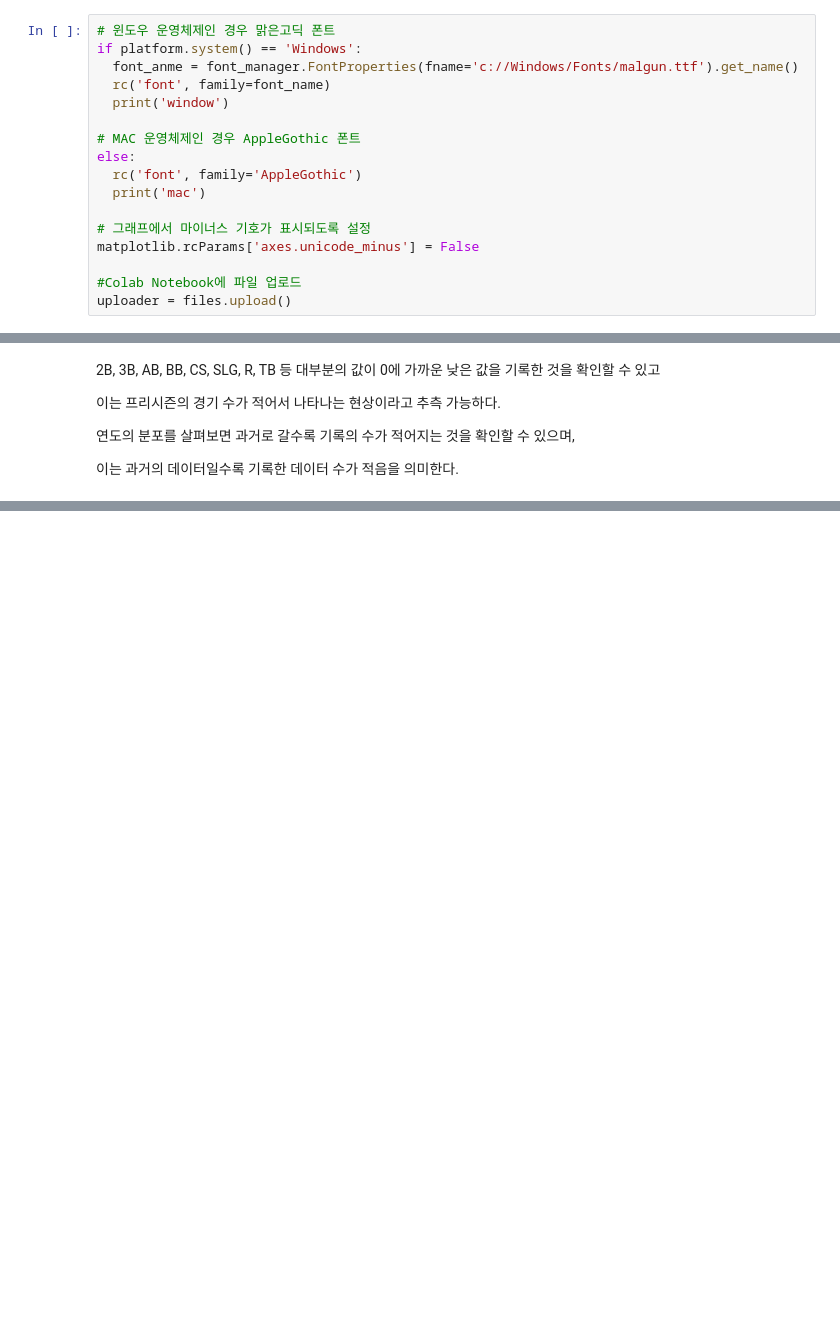
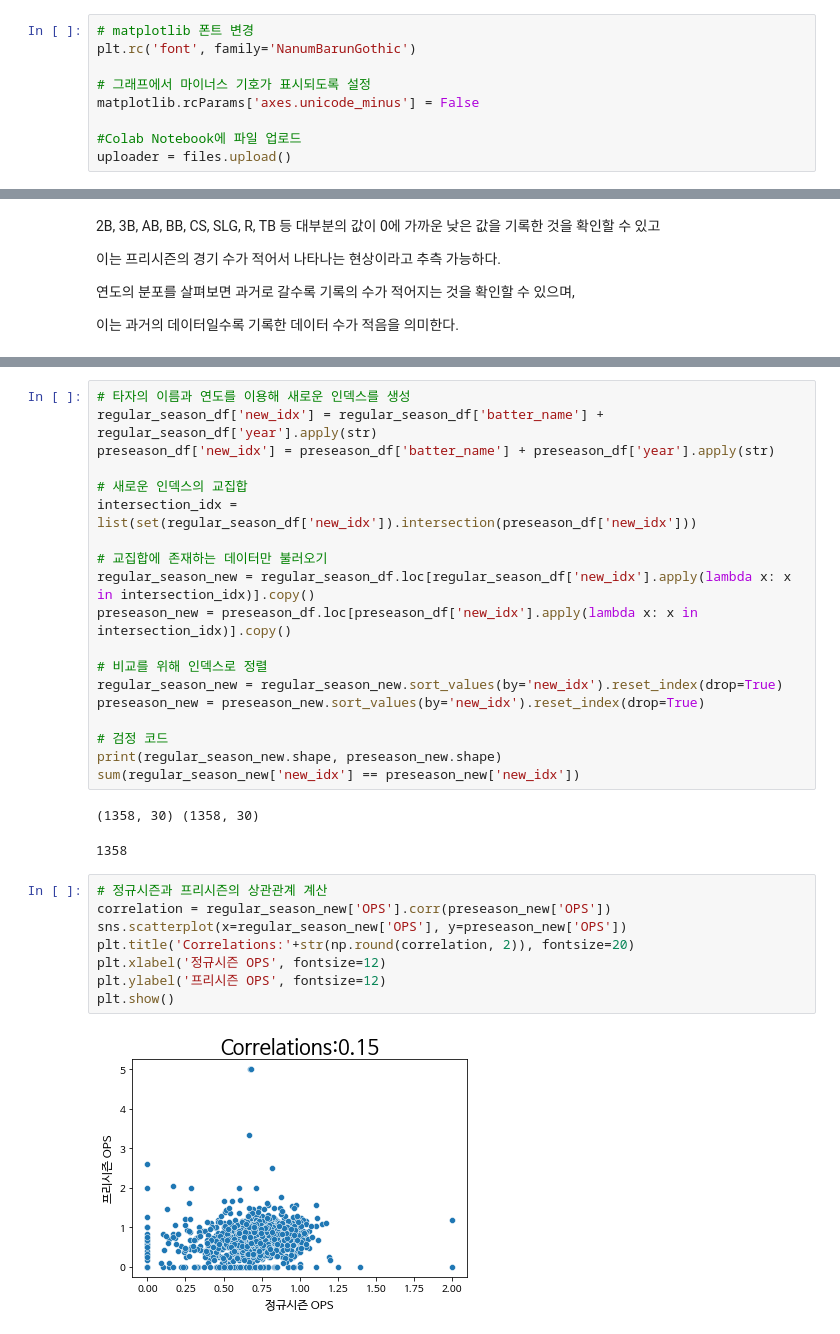
Before and after one commit to cyan9212/Dacon_KBO_Batter_OPS, a Jupyter notebook: KBO_타자_OPS예측.ipynb, the cells around one changed output, grey strips where cells are left out. Cells and saved outputs as stored; diff of their text form; blank space fills up the shorter version.

```diff
--- a/KBO_타자_OPS예측.ipynb
+++ b/KBO_타자_OPS예측.ipynb
@@ -10,16 +10,8 @@ import pandas as pd
 import numpy as np
 import platform
 # %%
-# 윈도우 운영체제인 경우 맑은고딕 폰트
-if platform.system() == 'Windows':
-  font_anme = font_manager.FontProperties(fname='c://Windows/Fonts/malgun.ttf').get_name()
-  rc('font', family=font_name)
-  print('window')
-
-# MAC 운영체제인 경우 AppleGothic 폰트
-else:
-  rc('font', family='AppleGothic')
-  print('mac')
+# matplotlib 폰트 변경
+plt.rc('font', family='NanumBarunGothic')
 
 # 그래프에서 마이너스 기호가 표시되도록 설정
 matplotlib.rcParams['axes.unicode_minus'] = False
@@ -89,0 +88,32 @@ findfont: Font family ['AppleGothic'] not found. Falling back to DejaVu Sans.
+# %%
+# 타자의 이름과 연도를 이용해 새로운 인덱스를 생성
+regular_season_df['new_idx'] = regular_season_df['batter_name'] + regular_season_df['year'].apply(str)
+preseason_df['new_idx'] = preseason_df['batter_name'] + preseason_df['year'].apply(str)
+
+# 새로운 인덱스의 교집합
+intersection_idx = list(set(regular_season_df['new_idx']).intersection(preseason_df['new_idx']))
+
+# 교집합에 존재하는 데이터만 불러오기
+regular_season_new = regular_season_df.loc[regular_season_df['new_idx'].apply(lambda x: x in intersection_idx)].copy()
+preseason_new = preseason_df.loc[preseason_df['new_idx'].apply(lambda x: x in intersection_idx)].copy()
+
+# 비교를 위해 인덱스로 정렬
+regular_season_new = regular_season_new.sort_values(by='new_idx').reset_index(drop=True)
+preseason_new = preseason_new.sort_values(by='new_idx').reset_index(drop=True)
+
+# 검정 코드
+print(regular_season_new.shape, preseason_new.shape)
+sum(regular_season_new['new_idx'] == preseason_new['new_idx'])
+# %% [output]
+(1358, 30) (1358, 30)
+1358
+# %%
+# 정규시즌과 프리시즌의 상관관계 계산
+correlation = regular_season_new['OPS'].corr(preseason_new['OPS'])
+sns.scatterplot(x=regular_season_new['OPS'], y=preseason_new['OPS'])
+plt.title('Correlations:'+str(np.round(correlation, 2)), fontsize=20)
+plt.xlabel('정규시즌 OPS', fontsize=12)
+plt.ylabel('프리시즌 OPS', fontsize=12)
+plt.show()
+# %% [output]
+[figure, added]
```
Also changed, not shown: parts of 14 cells of this notebook.
